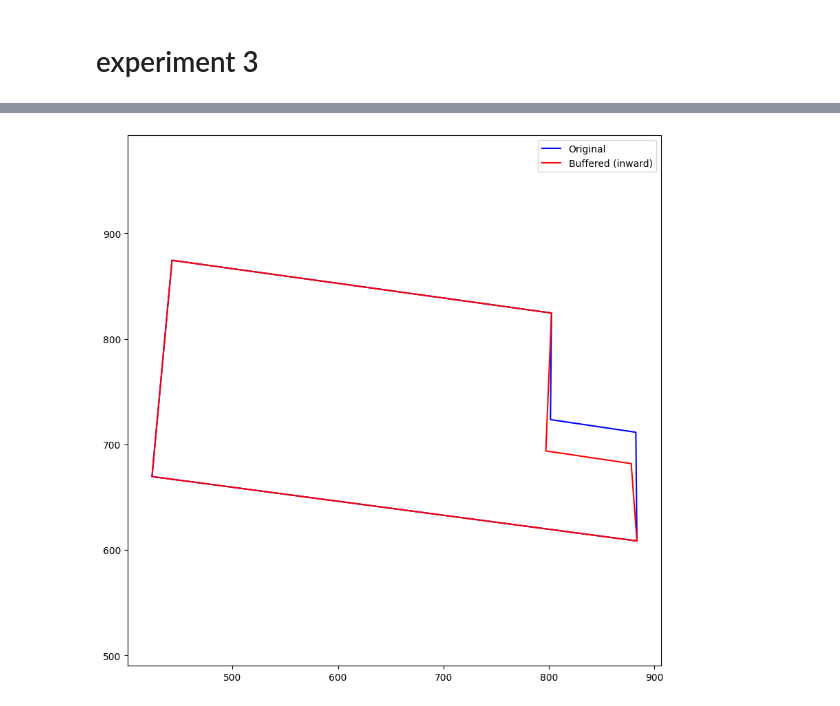
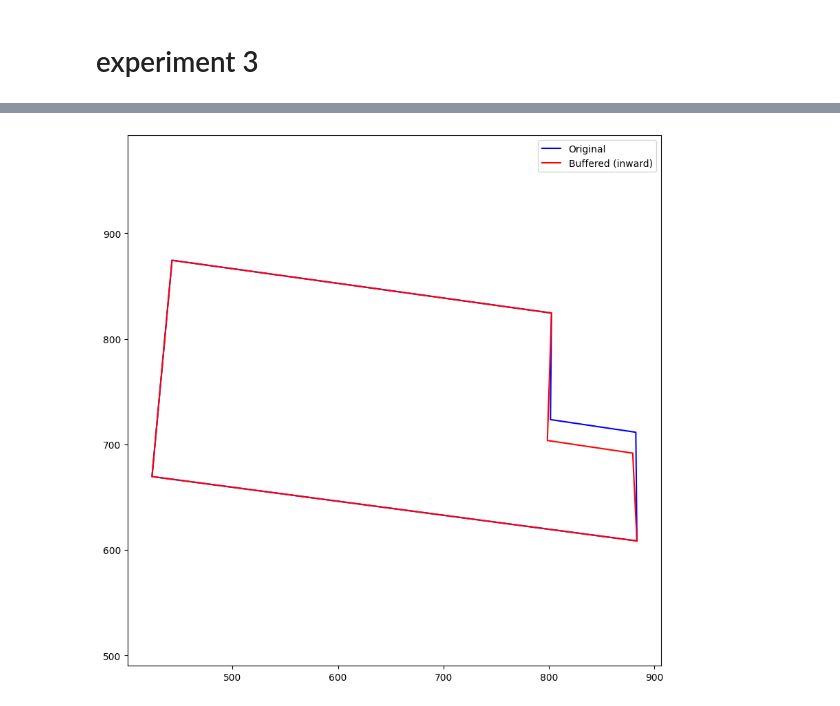
Before and after one commit to anandrajB/polygon-experiments, a Jupyter notebook: firesetback_adjustment.ipynb, the cells around one changed output, grey strips where cells are left out. Drawn from its saved outputs; the diff is of its cells as text; code cells hidden in the pictures.

```diff
--- a/firesetback_adjustment.ipynb
+++ b/firesetback_adjustment.ipynb
@@ -608,42 +561,52 @@ points = [
     [801.4032311792138, 723.5176548967355],
     [882.3492671552298, 711.5256495669553],
     [883.3486009327115, 608.5942704863425],
 ]
 
-# Create the original polygon
+
+
+
+
 original_polygon = Polygon(points)
 
 side_start_idx = 4
 side_end_idx = 5
 
 side_start = points[side_start_idx]
 side_end = points[side_end_idx]
 
-side_vector = np.array(side_end) - np.array(side_start)
-normal = np.array([-side_vector[1], side_vector[0]])
-normal = normal / np.linalg.norm(normal)
 
 
-buffer_distance = -30
+def normalized_vector(side_start , side_end):
+    side_vector = np.array(side_end) - np.array(side_start)
+    normal = np.array([-side_vector[1], side_vector[0]])
+    return normal / np.linalg.norm(normal)
 
 
-offset_start = np.array(side_start) + buffer_distance * normal
-offset_end = np.array(side_end) + buffer_distance * normal
-
-new_points = points.copy()
-new_points[side_start_idx] = offset_start.tolist()
-new_points[side_end_idx] = offset_end.tolist()
+buffer_distance = -20
 
 
+def new_polygon_points(side_start_point , side_start_idx , side_end_point , side_end_idx , buffer_distance , polygon_points):
+    normalized_value = normalized_vector(side_start_point , side_end_point)
+    offset_start = np.array(side_start_point) + buffer_distance * normalized_value
+    offset_end = np.array(side_end_point) + buffer_distance * normalized_value
+    new_points = polygon_points.copy()
+    new_points[side_start_idx] = offset_start.tolist()
+    new_points[side_end_idx] = offset_end.tolist()
+    return new_points
+
+
+
+new_points = new_polygon_points(side_start , side_start_idx , side_end , side_end_idx , buffer_distance , points )
 buffered_polygon = Polygon(new_points)
 
 plt.figure(figsize=(10, 10))
 x, y = original_polygon.exterior.xy
 plt.plot(x, y, 'b-', label='Original')
 x, y = buffered_polygon.exterior.xy
 plt.plot(x, y, 'r-', label='Buffered (inward)')
 plt.axis('equal')
 plt.legend()
 plt.show()
 # %% [output]
-[figure, old version]
+[figure, new version]
```
Also changed, not shown: parts of 11 cells of this notebook, 1 other file.
